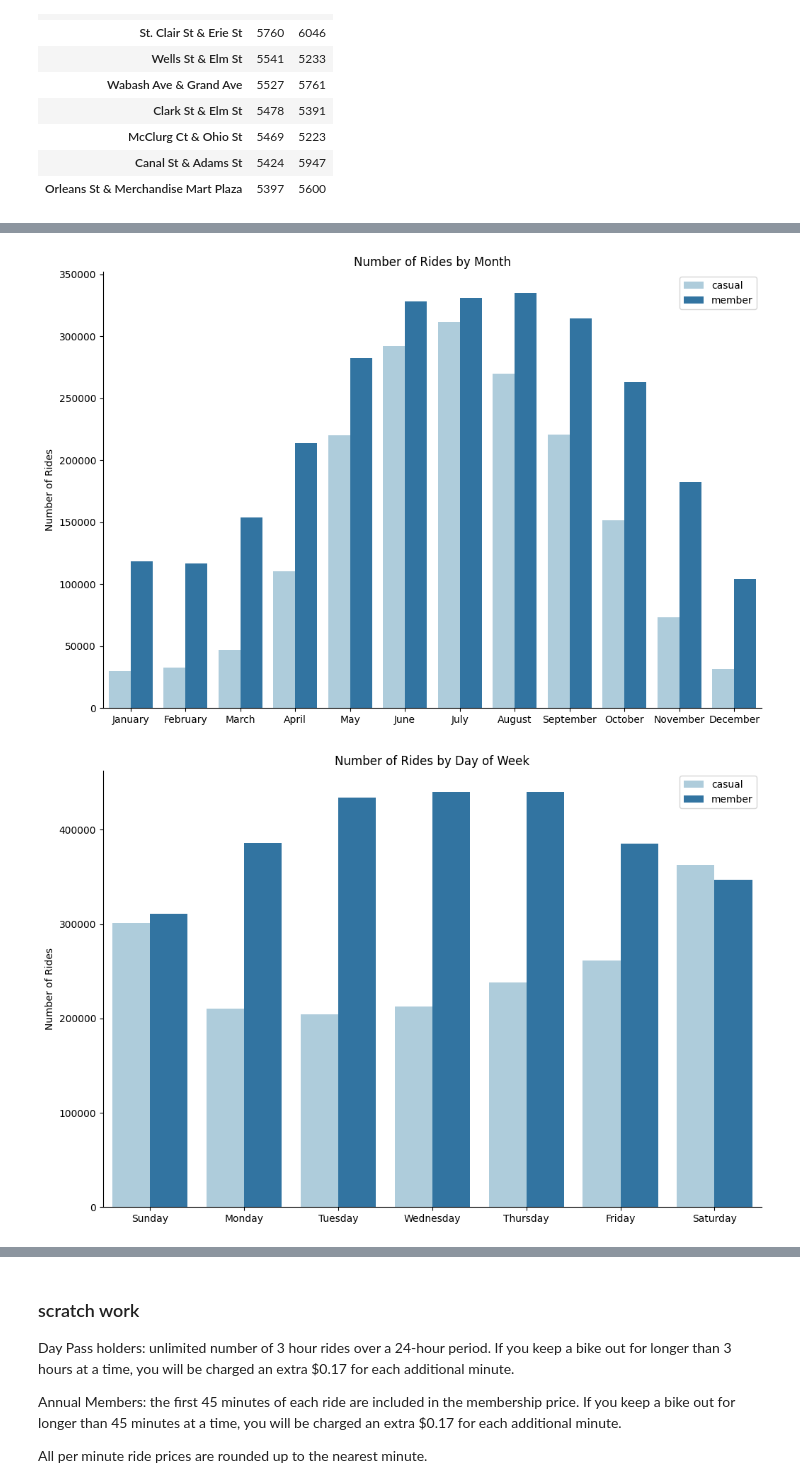
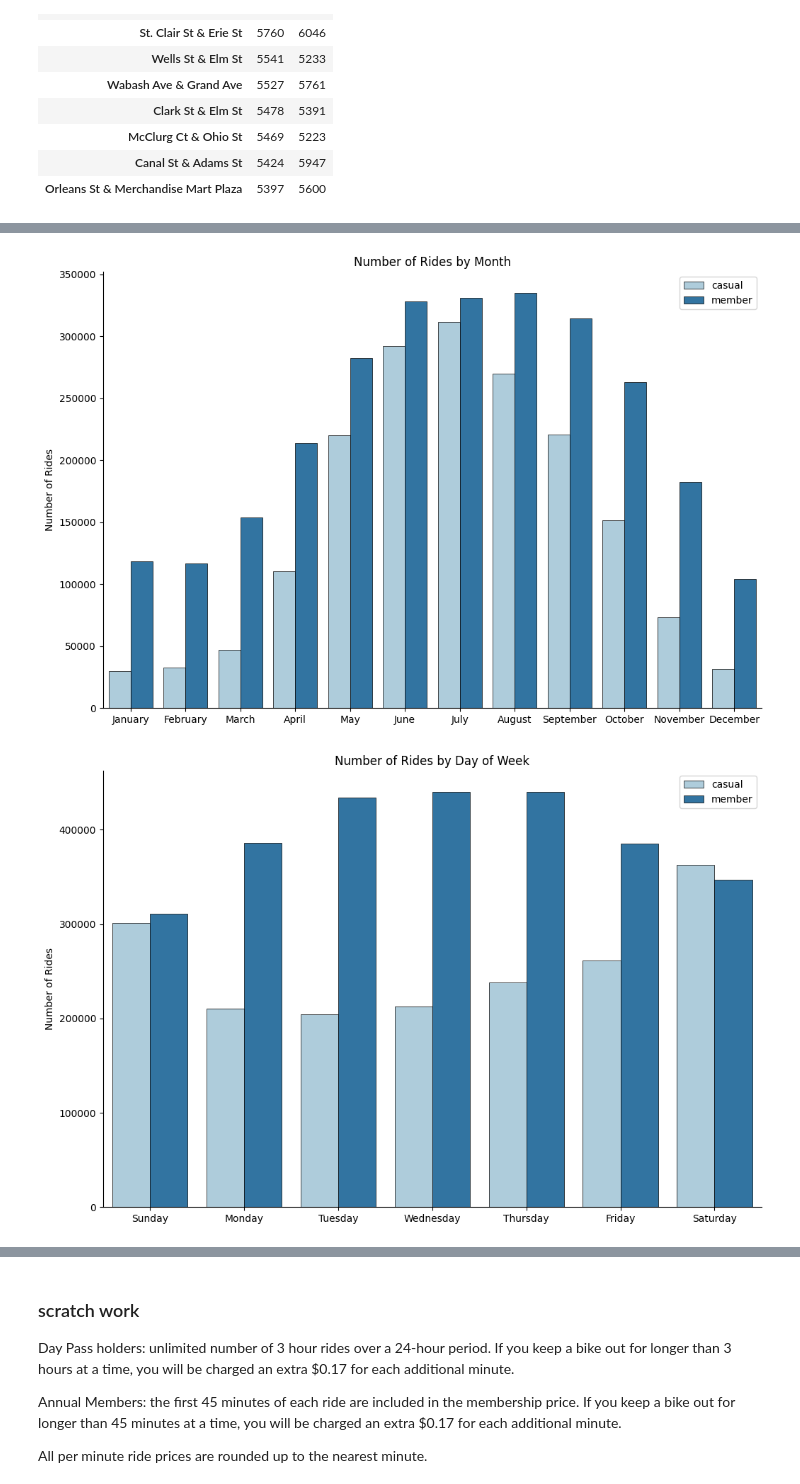
Before and after one commit to andyguo0228/bike_share_python, a Jupyter notebook: scratchbook.ipynb, the cells around one changed output, grey strips where cells are left out. Drawn from its saved outputs; the diff is of its cells as text; code cells hidden in the pictures.

```diff
--- a/scratchbook.ipynb
+++ b/scratchbook.ipynb
@@ -390,21 +390,21 @@ plt.show()
 # %%
 # Create bar plot number of rides by month
 month_order = ['January', 'February', 'March', 'April', 'May', 'June', 'July', 'August', 'September', 'October', 'November', 'December']
 plt.figure(figsize=(12, 8))
-sns.countplot(x=df['started_at'].dt.month_name(), hue=df['member_casual'], order=month_order, palette='Paired')
+sns.countplot(x=df['started_at'].dt.month_name(), hue=df['member_casual'], order=month_order, palette='Paired', linewidth=0.5, edgecolor='black')
 plt.title('Number of Rides by Month')
 plt.legend(title='')
 plt.xlabel('')
 plt.ylabel('Number of Rides')
 sns.despine()
 plt.show()
 # %% [output]
-[figure, old version]
+[figure, new version]
 # %%
 # Create bar plot number of rides by day of week
 day_order = ['Sunday', 'Monday', 'Tuesday', 'Wednesday', 'Thursday', 'Friday', 'Saturday']
 plt.figure(figsize=(12, 8))
-sns.countplot(x=df['started_at'].dt.day_name(), hue=df['member_casual'], order=day_order, palette='Paired')
+sns.countplot(x=df['started_at'].dt.day_name(), hue=df['member_casual'], order=day_order, palette='Paired', linewidth=0.5, edgecolor='black')
 plt.title('Number of Rides by Day of Week')
 plt.legend(title='')
 plt.xlabel('')
@@ -412,7 +412,7 @@ plt.ylabel('Number of Rides')
 sns.despine()
 plt.show()
 # %% [output]
-[figure, old version]
+[figure, new version]
 # %%
 # Create bar plot number of rides by hour
 month_order = ['January', 'February', 'March', 'April', 'May', 'June', 'July', 'August', 'September', 'October', 'November', 'December']
```
Also changed, not shown: parts of 6 cells of this notebook.
